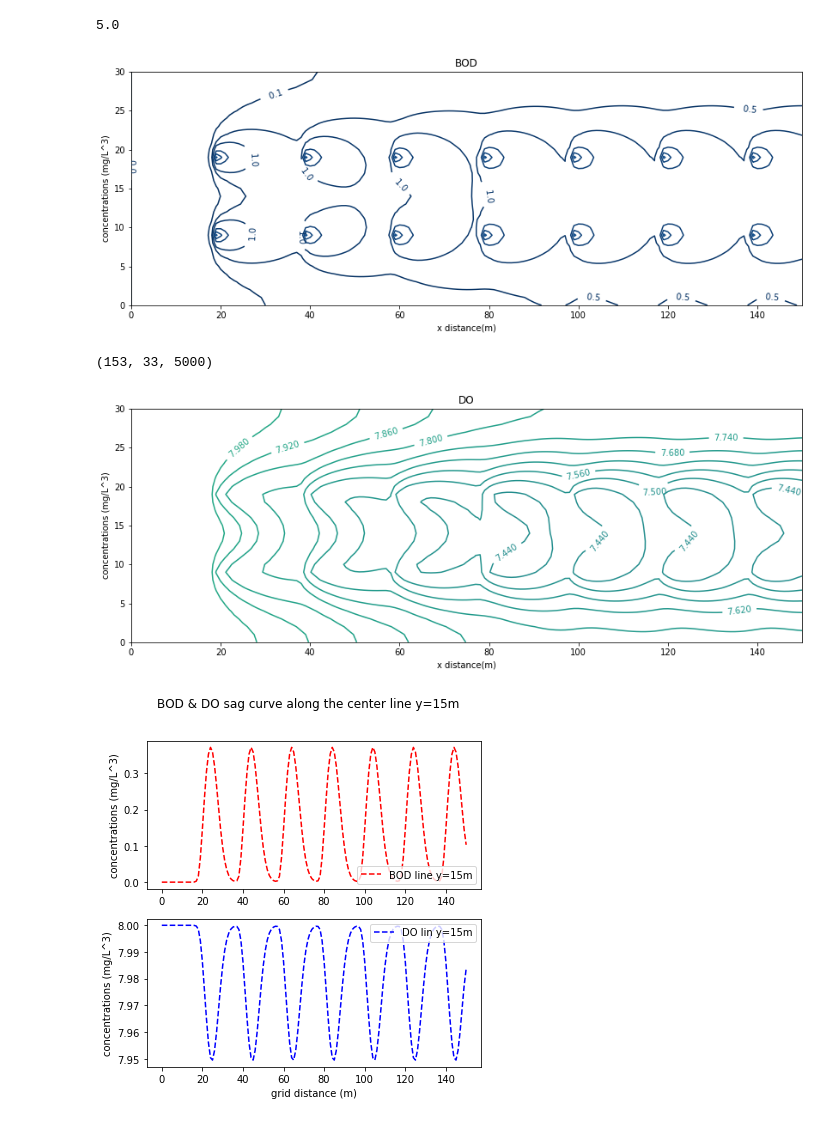
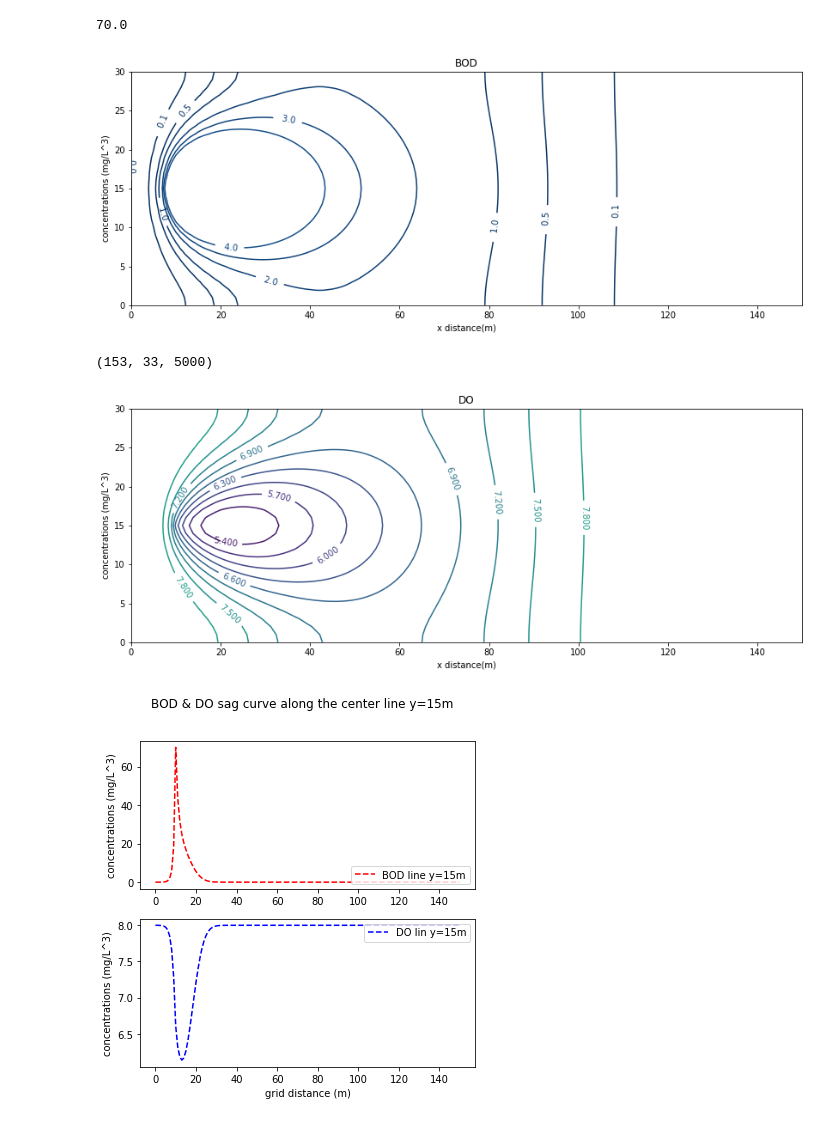
Before and after one commit to dozerlcl/assignments_2020_nju_meteorology, a Jupyter notebook: numerical_PDE/P_set5/p1.ipynb, the cells around one changed output. Cells and saved outputs as stored; diff of their text form; code cells hidden in the pictures.

```diff
--- a/numerical_PDE/P_set5/p1.ipynb
+++ b/numerical_PDE/P_set5/p1.ipynb
@@ -53,19 +53,19 @@ for it in range(0,stept):
     for i in  range(1,gridnx-1):
         for j in range(1,gridny-1):
 
-            B_con[source_p_list_x,20,it] = qb/dx/dy/14
-            B_con[source_p_list_x,10,it] = qb/dx/dy/14
+            # B_con[source_p_list_x,20,it] = qb/dx/dy/14
+            # B_con[source_p_list_x,10,it] = qb/dx/dy/14
             # B_con[i, j]=( B_con[i+1, j]+B_con[i-1, j]+B_con[i,j+1]+B_con[i,j-1]-u*dx/2/D*(B_con[i+1,j]-B_con[i-1,j]) ) / (2 + kr*dx**2/D)
-            # B_con[source_position] = qb/dx/dy
-            # B_con[source_position] = qb/dx/dy
+            B_con[source_position] = qb/dx/dy
+            B_con[source_position] = qb/dx/dy
             B_con[i,j,it+1]=B_con[i,j,it] - u*dt/2/dx*(B_con[i+1,j,it]-B_con[i-1,j,it]) + \
-                D/2/dx**2*dt*(B_con[i+1,j,it] + B_con[i-1,j,it] - 2*B_con[i,j,it])+ \
-                D/2/dy**2*dt*(B_con[i,j+1,it] + B_con[i,j-1,it] - 2*B_con[i,j,it])+ \
+                D/dx**2*dt*(B_con[i+1,j,it] + B_con[i-1,j,it] - 2*B_con[i,j,it])+ \
+                D/dy**2*dt*(B_con[i,j+1,it] + B_con[i,j-1,it] - 2*B_con[i,j,it])+ \
                 (-1)*dt*kr*B_con[i,j,it]
 # %%
 B_con.max()
 # %% [output]
-5.0
+70.0
 # %%
 import matplotlib as mpl
 fig,ax = plt.subplots(1,1,figsize=(14,5))
@@ -86,9 +86,9 @@ plt.xlabel('x distance(m)')
 plt.ylabel('concentrations (mg/L^3)')
 plt.title('BOD')
 
-plt.savefig("./p1t2-1")
+plt.savefig("./p1t1-1")
 # %% [output]
-[figure, old version]
+[figure, new version]
 # %%
 O_con      = np.zeros((gridnx,gridny,5000))
 O_con[:,:,:] = 8.
@@ -117,8 +117,8 @@ for it in range(0,stept):
             # B_con[int(10./dx)+1,int(15./dy)+1,it] = qb/dx/dy
             # B_con[int(10./dx)+1,int(15./dy)+1,it+1] = qb/dx/dy
             O_con[i,j,it+1]=O_con[i,j,it] - u*dt/2/dx*(O_con[i+1,j,it]-O_con[i-1,j,it]) + \
-                D/2/dx**2*dt*(O_con[i+1,j,it] + O_con[i-1,j,it] - 2*O_con[i,j,it])+ \
-                D/2/dy**2*dt*(O_con[i,j+1,it] + O_con[i,j-1,it] - 2*O_con[i,j,it])+ \
+                D/dx**2*dt*(O_con[i+1,j,it] + O_con[i-1,j,it] - 2*O_con[i,j,it])+ \
+                D/dy**2*dt*(O_con[i,j+1,it] + O_con[i,j-1,it] - 2*O_con[i,j,it])+ \
                 dt*ka*(osat - O_con[i,j,it]) - dt*kr*B_con[i,j,it]
 # %%
 import matplotlib as mpl
@@ -139,38 +139,38 @@ plt.xlabel('x distance(m)')
 plt.ylabel('concentrations (mg/L^3)')
 plt.title('DO')
 
-plt.savefig("./p1t2-2")
+plt.savefig("./p1t1-2")
 # %% [output]
-[figure, old version]
+[figure, new version]
 # %%
 
 import matplotlib.ticker as tck
-fig,ax = plt.subplots(2,figsize=(6,6))
+fig,ax = plt.subplots(2,1,figsize=(6,6))
 # custom_xlim = (0, np.p)
 # custom_ylim = (0, 5.5)
 # Setting the values for all axes.
 
 # plt.setp(ax, xlim=custom_xlim, ylim=custom_ylim)
 ax0=ax[0].plot(np.linspace(0,150,151), B_con[1:152,16,100].T,'--r', label='BOD line y=15m')
 ax1=ax[1].plot(np.linspace(0,150,151), O_con[1:152,16,100].T,'--b', label='DO lin y=15m')
 # ax.plot(xx**2, yy_f2**2,'-xg', label='fourth-order')
 # ax.plot(xx**2, xx**2,'--xb', label='correct')
 # ax.set_xscale("log", basex=10)
 # ax.set_yscale("log", basey=10)
 ax[1].legend(loc='upper right')
 ax[0].legend(loc='lower right')
 # ax.xaxis.set_major_formatter(tck.FormatStrFormatter('%g $\pi$'))
 # ax.xaxis.set_major_locator(tck.MultipleLocator(base=1.0))
 
 # ax.yaxis.set_major_formatter(tck.FormatStrFormatter('%g $\pi$'))
 # ax.yaxis.set_major_locator(tck.MultipleLocator(base=1.0))
 ax[0].set_ylabel('concentrations (mg/L^3)')
 ax[1].set_ylabel('concentrations (mg/L^3)')
 # ax[0].set_xlabel('grid distance (m)')
 ax[1].set_xlabel('grid distance (m)')
 #     ax[nn].legend(')
 plt.suptitle('BOD & DO sag curve along the center line y=15m')
 
-plt.savefig("./p1t2-3")
+plt.savefig("./p1t1-3")
 # %% [output]
-[figure, old version]
+[figure, new version]
```
Also changed, not shown: 1 other file.
